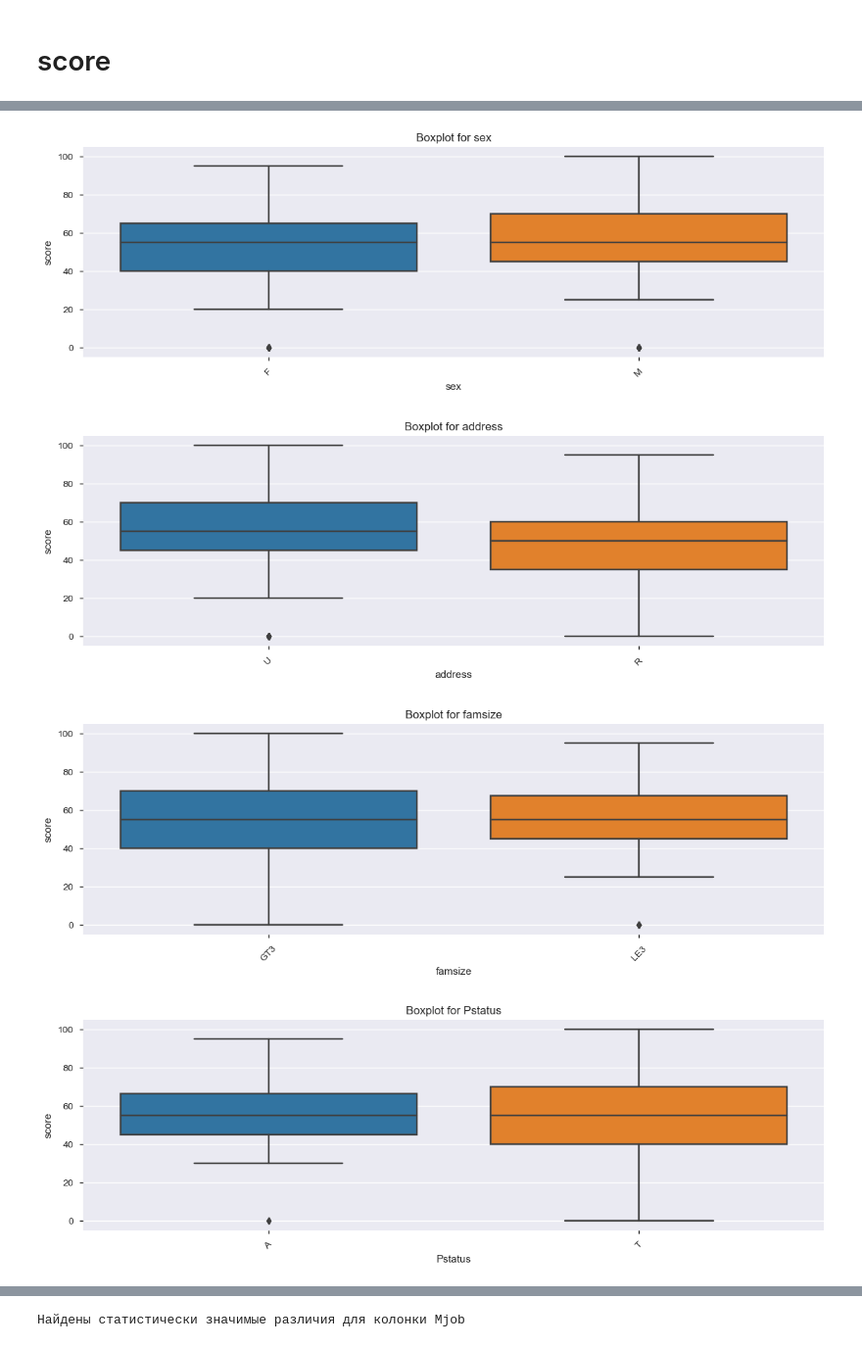
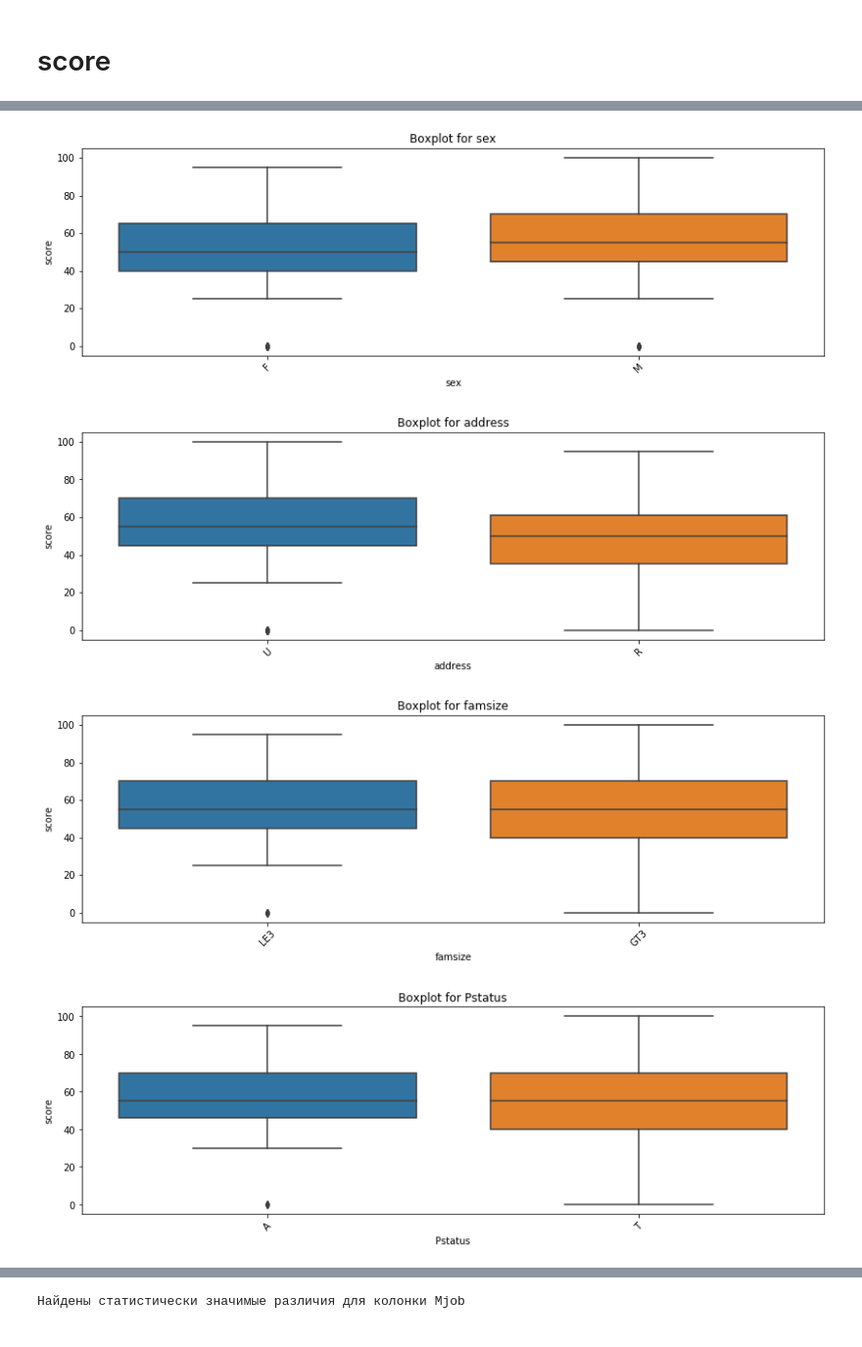
Before and after one commit to AlexSkripko/Skll_fact_repository, a Jupyter notebook: module_2/Project_2.ipynb, the cells around one changed output, grey strips where cells are left out. Shown at 98% size. Drawn from its saved outputs; the diff is of its cells as text; code cells hidden in the pictures.

```diff
--- a/module_2/Project_2.ipynb
+++ b/module_2/Project_2.ipynb
@@ -683,4 +692,4 @@ Name: famrel, dtype: float64
 "семейные отношения (от 1 - очень плохо до 5 - очень хорошо)"
 Есть аномалия в виде значения -1 , высокая веротяность что послужил человеческий фактор. Меняем на 1.
 # %%
-stud.famrel = stud.famrel.apply(lambda x: 1 if x == -1)
+stud.famrel = stud.famrel.apply(lambda x: 1 if x == -1 else x)
@@ -773,3 +780,5 @@ Name: health, dtype: float64
+# %%
+stud.health = stud.health.apply(lambda x: 5 if pd.isnull(x) else x)
 # %% [markdown]
 # absences
 # %%
@@ -813,4 +822,4 @@ Name: absences, dtype: float64
 # %%
-stud = stud[stud.absences<=20]
+stud = stud[stud.absences <= 17.5]
 # %% [markdown]
 # score
@@ -820,4 +863,0 @@ stud = stud[stud.absences<=20]
-# %%
-
-for col in stud.columns:
-    stud[col] = stud[col].apply(fix_values)
@@ -869,17 +888,17 @@ stud.corr()
 # %%
-#7 Анализ номенативных переменных
+# 7 Анализ номенативных переменных
 
 def get_boxplot(column):
-    fig, ax = plt.subplots(figsize = (14, 4))
+    fig, ax = plt.subplots(figsize=(14, 4))
     sns.boxplot(x=column, y='score',
-                data=stud.loc[stud.loc[:, column].isin(stud.loc[:, column].value_counts().index[:16])],
-               ax=ax)
+                data=stud.loc[stud.loc[:, column].isin(
+                    stud.loc[:, column].value_counts().index[:16])],
+                ax=ax)
     plt.xticks(rotation=45)
     ax.set_title('Boxplot for ' + column)
     plt.show()
 
+
 for col in categorial_cols:
     get_boxplot(col)
-
-categorial_cols
 # %% [output]
@@ -887,4 +906,4 @@ categorial_cols
-[figure, old version]
+[figure, new version]
-[figure, old version]
+[figure, new version]
-[figure, old version]
+[figure, new version]
-[figure, old version]
+[figure, new version]
```
Also changed, not shown: parts of 38 cells of this notebook.
